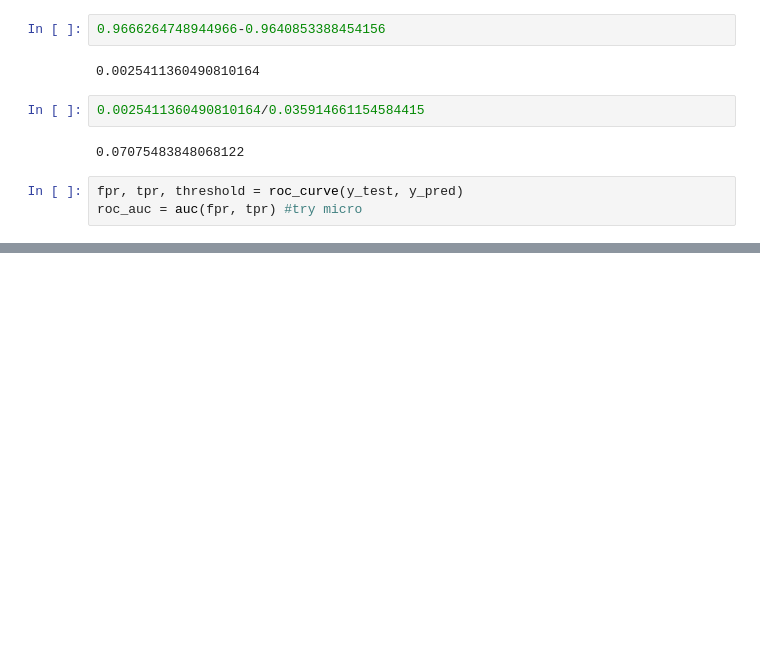
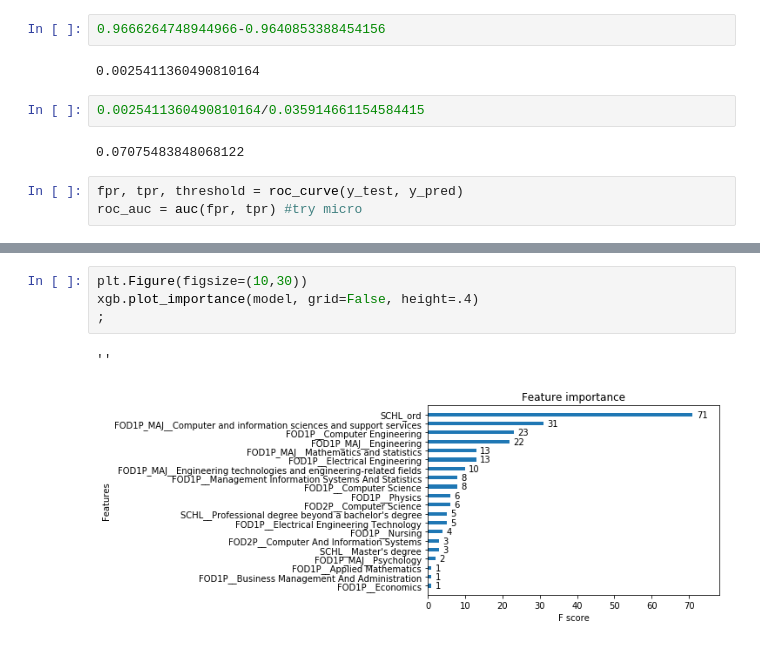
Before and after one commit to DMSaunders/Recommending-Paths-to-Occupations, a Jupyter notebook: notebooks/rf_accuracy_single_occ_15.ipynb, the cells around one changed output, grey strips where cells are left out. Saved outputs shown, nothing was run; the diff lists cells and outputs as text; blank space fills up the shorter version.

```diff
--- a/notebooks/rf_accuracy_single_occ_15.ipynb
+++ b/notebooks/rf_accuracy_single_occ_15.ipynb
@@ -318,0 +426,7 @@ ValueError: gbrt has to be an instance of BaseGradientBoosting
+# %%
+plt.Figure(figsize=(10,30))
+xgb.plot_importance(model, grid=False, height=.4)
+;
+# %% [output]
+''
+[figure, added]
```
Also changed, not shown: parts of 13 cells of this notebook, 1 other file.
